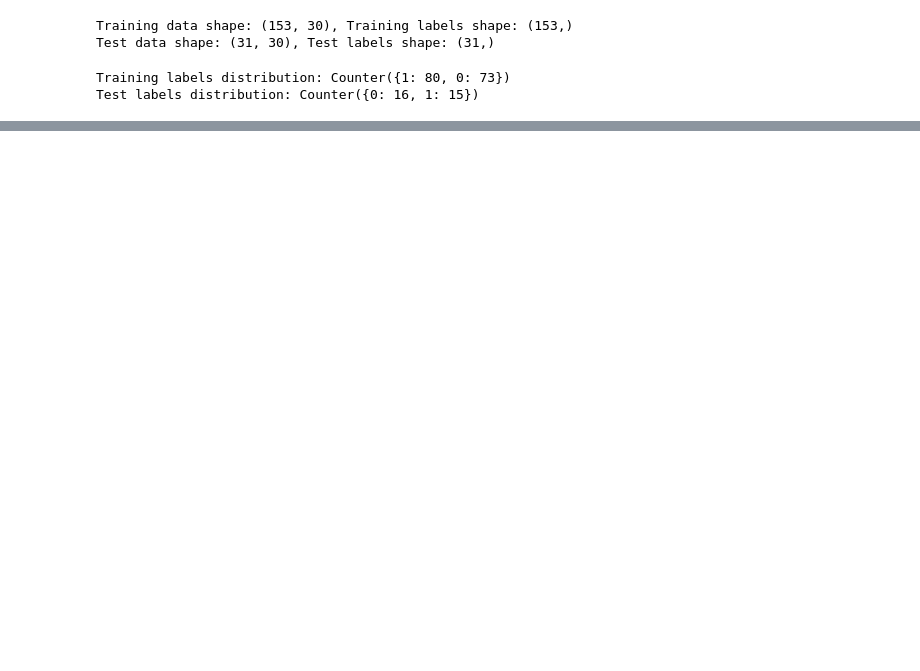
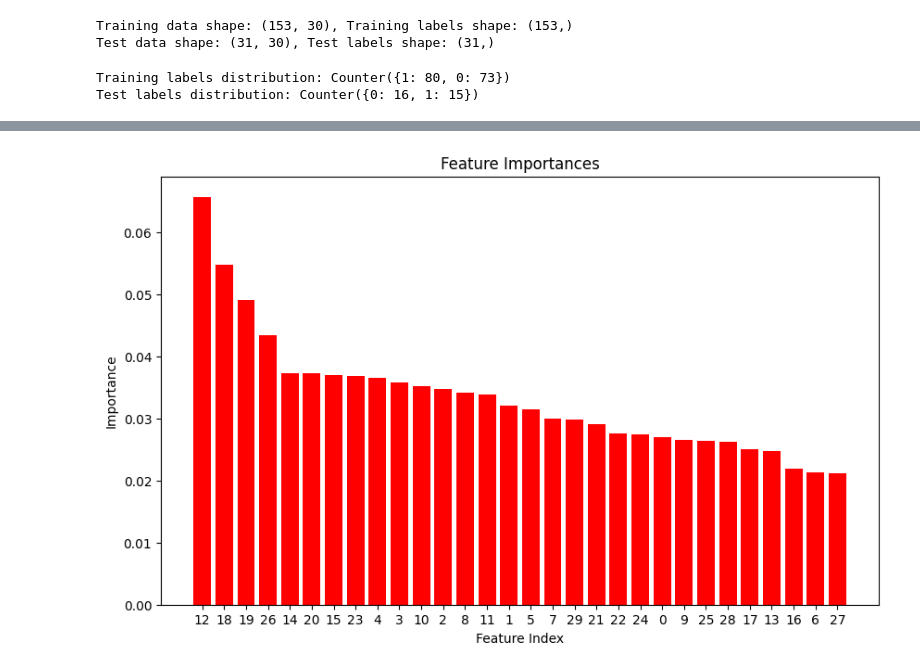
Before and after one commit to SantiagoVentinoBlasLaguzza/AAL, a Jupyter notebook: bvae_class.ipynb, the cells around one changed output, grey strips where cells are left out. Saved outputs shown, nothing was run; the diff lists cells and outputs as text; code cells hidden in the pictures; blank space fills up the shorter version.

```diff
--- a/bvae_class.ipynb
+++ b/bvae_class.ipynb
@@ -699,7 +699,7 @@ def extract_latents_and_labels(file_paths, model, device):
             x = data.unsqueeze(0).to(device, dtype=torch.float)  # Add batch dimension
             mu, logvar = model.encode(x)
             z = model.reparameterize(mu, logvar)
-            latents.append(z.cpu().numpy().squeeze())
+            latents.append(mu.cpu().numpy().squeeze()) # Squeeze to remove batch dimension, mu instead of z
             labels.append(label)
     return np.array(latents), np.array(labels)
 # %%
@@ -805,2 +805,27 @@ weighted avg       0.32      0.32      0.32        31
 
 --------------------------------------------------
+# %%
+from sklearn.model_selection import GridSearchCV
+
+# Define parameter grid for Random Forest
+param_grid = {
+    'n_estimators': [50, 100, 200],
+    'max_depth': [None, 5, 10],
+    'min_samples_split': [2, 5, 10]
+}
+
+grid_search = GridSearchCV(
+    estimator=RandomForestClassifier(),
+    param_grid=param_grid,
+    cv=5,
+    scoring='accuracy',
+    n_jobs=-1
+)
+
+grid_search.fit(X_train, y_train)
+print(f"Best parameters: {grid_search.best_params_}")
+
+# Evaluate the best model
+best_rf = grid_search.best_estimator_
+y_pred = best_rf.predict(X_test)
+print(classification_report(y_test, y_pred, target_names=["CN", "AD"]))
@@ -806,0 +842,17 @@ weighted avg       0.32      0.32      0.32        31
+# %%
+import matplotlib.pyplot as plt
+
+# Assuming you have trained a Random Forest classifier named 'best_rf'
+importances = best_rf.feature_importances_
+indices = np.argsort(importances)[::-1]
+
+# Plot the feature importances
+plt.figure(figsize=(10, 6))
+plt.title("Feature Importances")
+plt.bar(range(X_train.shape[1]), importances[indices], color="r", align="center")
+plt.xticks(range(X_train.shape[1]), indices)
+plt.xlabel("Feature Index")
+plt.ylabel("Importance")
+plt.show()
+# %% [output]
+[figure, added]
```
Also changed, not shown: parts of 9 cells of this notebook.
